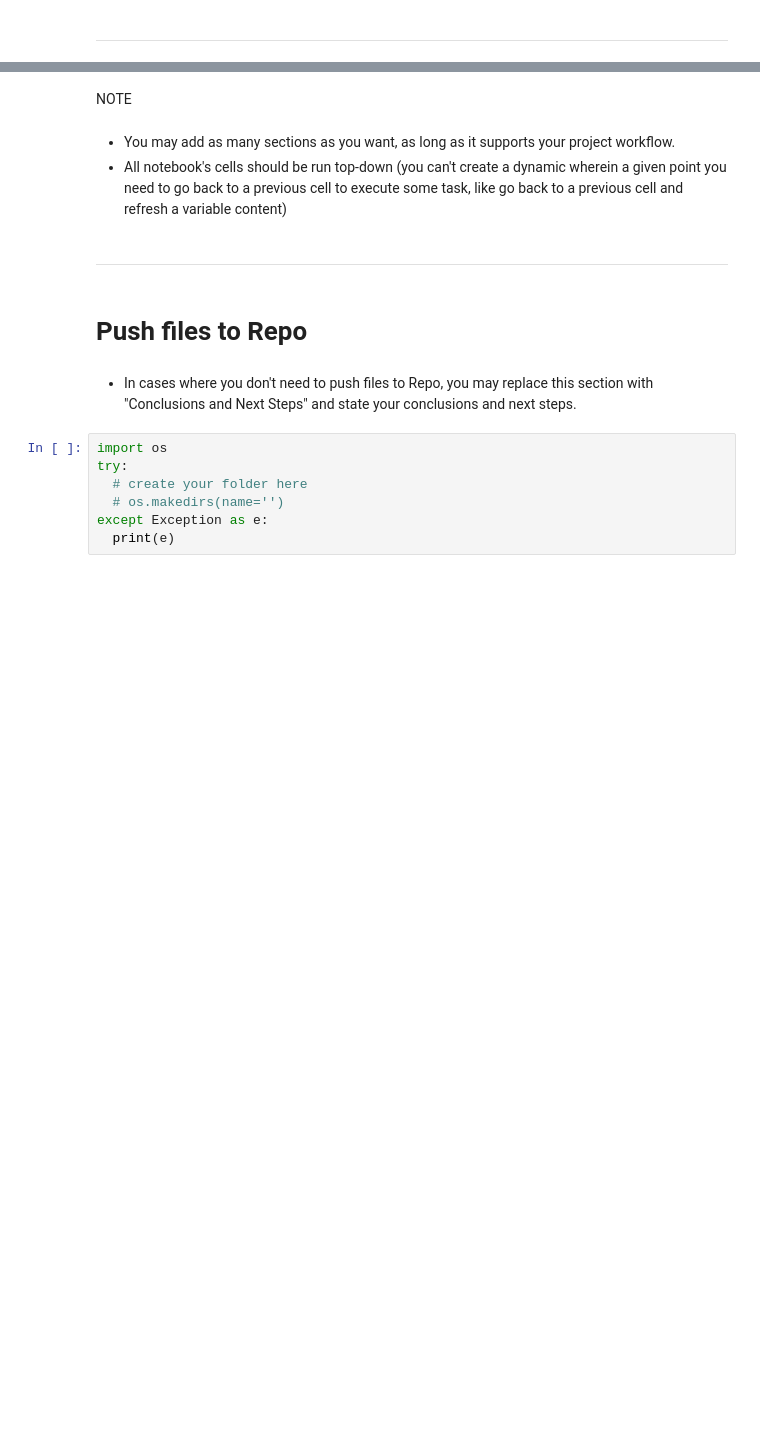
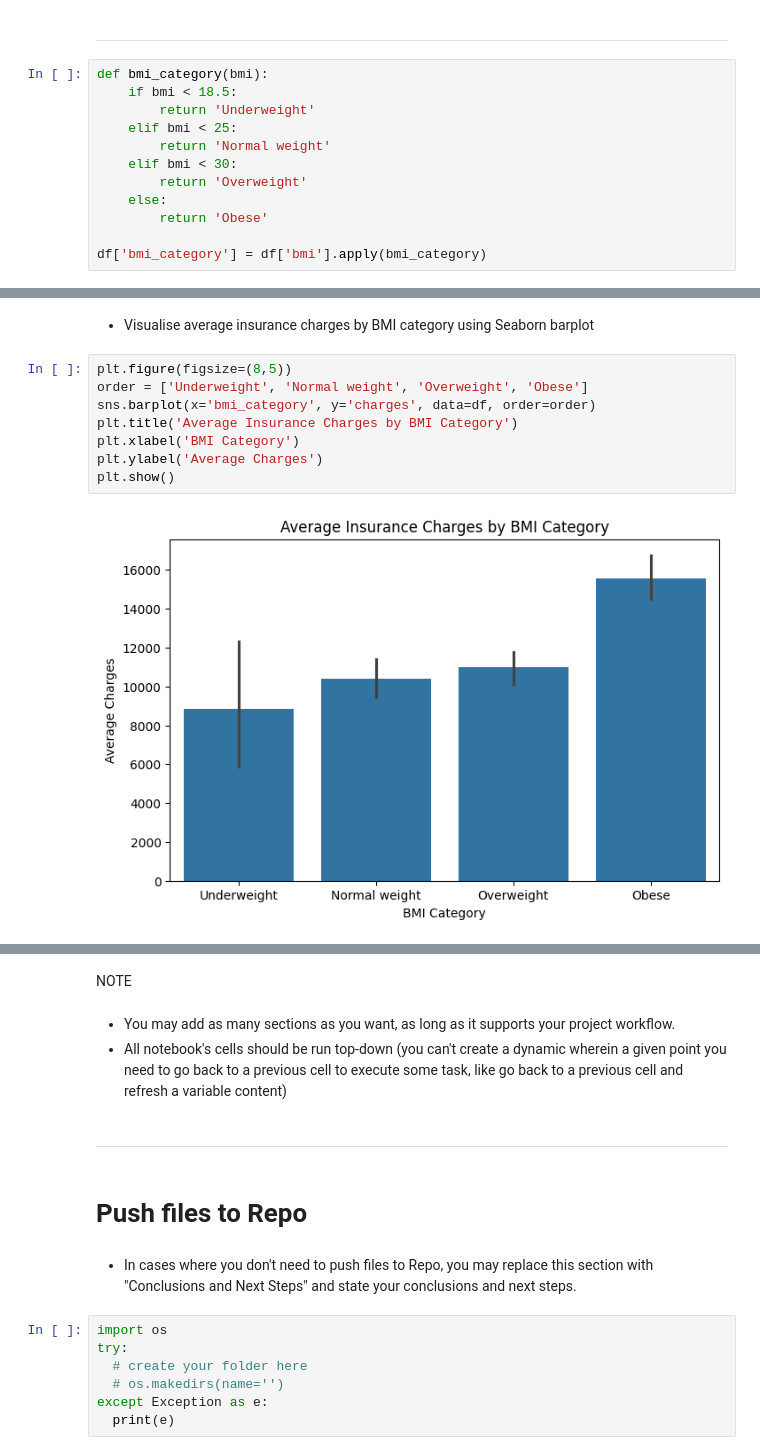
Before and after one commit to Nibrahim123/Individual-Project-1-, a Jupyter notebook: jupyter_notebooks/Notebook_Template.ipynb, the cells around one changed output, grey strips where cells are left out. Drawn from its saved outputs; the diff is of its cells as text; blank space fills up the shorter version.

```diff
--- a/jupyter_notebooks/Notebook_Template.ipynb
+++ b/jupyter_notebooks/Notebook_Template.ipynb
@@ -157,2 +168,14 @@ Number of duplicate rows: 0
 # %% [markdown]
 ---
+# %%
+def bmi_category(bmi):
+    if bmi < 18.5:
+        return 'Underweight'
+    elif bmi < 25:
+        return 'Normal weight'
+    elif bmi < 30:
+        return 'Overweight'
+    else:
+        return 'Obese'
+
+df['bmi_category'] = df['bmi'].apply(bmi_category)
@@ -158,0 +193,12 @@ Number of duplicate rows: 0
+# %% [markdown]
+* Visualise average insurance charges by BMI category using Seaborn barplot
+# %%
+plt.figure(figsize=(8,5))
+order = ['Underweight', 'Normal weight', 'Overweight', 'Obese']
+sns.barplot(x='bmi_category', y='charges', data=df, order=order)
+plt.title('Average Insurance Charges by BMI Category')
+plt.xlabel('BMI Category')
+plt.ylabel('Average Charges')
+plt.show()
+# %% [output]
+[figure, added]
```
Also changed, not shown: parts of 16 cells of this notebook.
